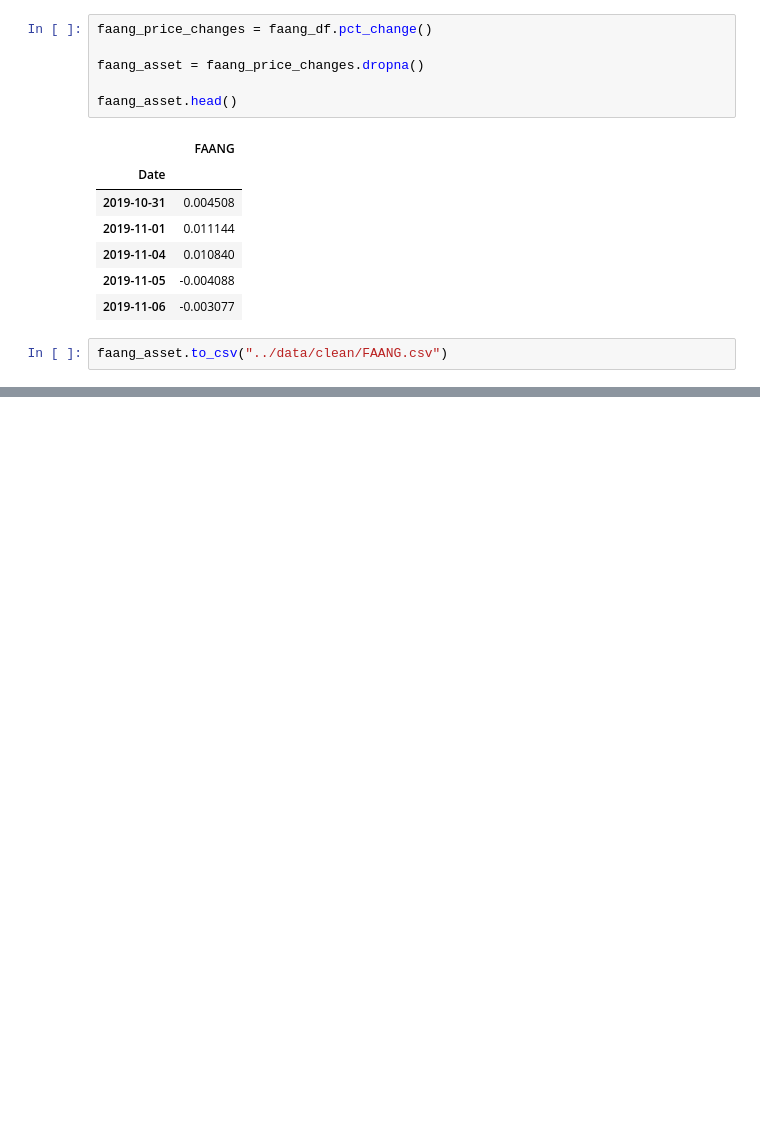
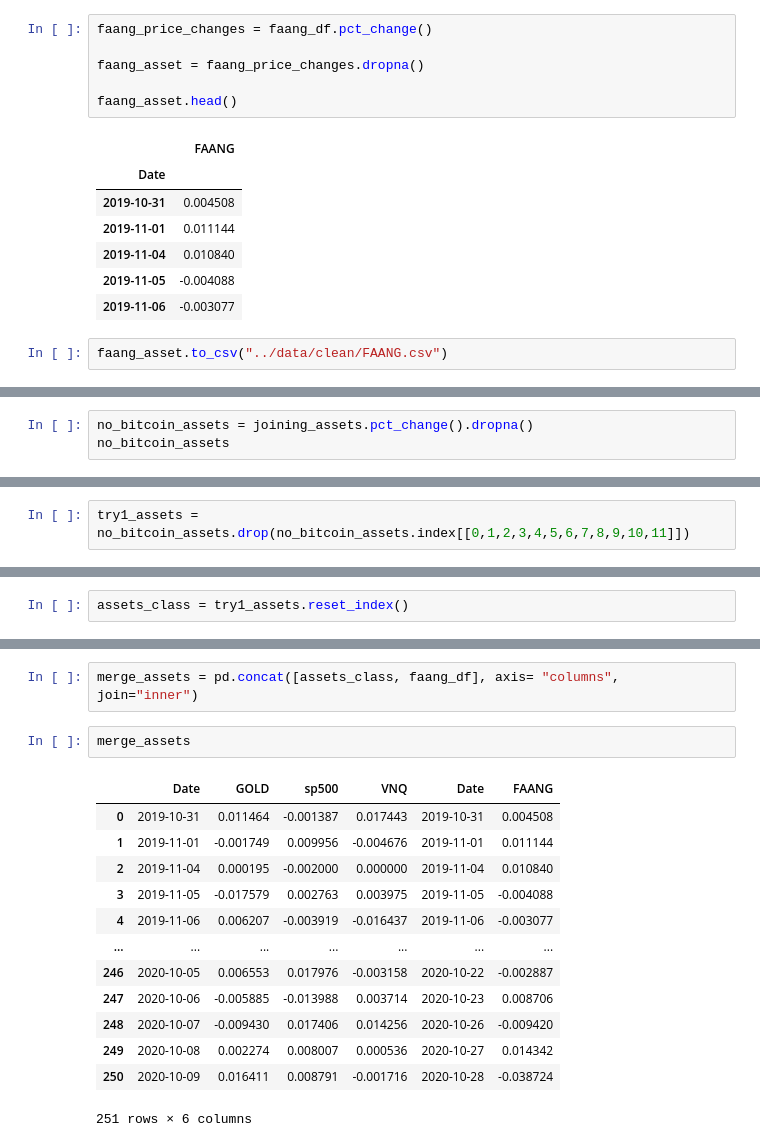
Before and after one commit to Milticket414/Dream-Team, a Jupyter notebook: notebooks/jorge.ipynb, the cells around one changed output, grey strips where cells are left out. Drawn from its saved outputs; the diff is of its cells as text; blank space fills up the shorter version.

Commit message:
Joined all 5 assets

```diff
--- a/notebooks/jorge.ipynb
+++ b/notebooks/jorge.ipynb
@@ -143,0 +206,3 @@ faang_asset.to_csv("../data/clean/FAANG.csv")
+# %%
+no_bitcoin_assets = joining_assets.pct_change().dropna()
+no_bitcoin_assets
@@ -143,0 +260,2 @@ faang_asset.to_csv("../data/clean/FAANG.csv")
+# %%
+try1_assets = no_bitcoin_assets.drop(no_bitcoin_assets.index[[0,1,2,3,4,5,6,7,8,9,10,11]])
@@ -143,0 +279,2 @@ faang_asset.to_csv("../data/clean/FAANG.csv")
+# %%
+assets_class = try1_assets.reset_index()
@@ -143,0 +297,18 @@ faang_asset.to_csv("../data/clean/FAANG.csv")
+# %%
+merge_assets = pd.concat([assets_class, faang_df], axis= "columns", join="inner")
+# %%
+merge_assets
+# %% [output]
+|  | Date | GOLD | sp500 | VNQ | Date | FAANG |
+| 0 | 2019-10-31 | 0.011464 | -0.001387 | 0.017443 | 2019-10-31 | 0.004508 |
+| 1 | 2019-11-01 | -0.001749 | 0.009956 | -0.004676 | 2019-11-01 | 0.011144 |
+| 2 | 2019-11-04 | 0.000195 | -0.002000 | 0.000000 | 2019-11-04 | 0.010840 |
+| 3 | 2019-11-05 | -0.017579 | 0.002763 | 0.003975 | 2019-11-05 | -0.004088 |
+| 4 | 2019-11-06 | 0.006207 | -0.003919 | -0.016437 | 2019-11-06 | -0.003077 |
+| ... | ... | ... | ... | ... | ... | ... |
+| 246 | 2020-10-05 | 0.006553 | 0.017976 | -0.003158 | 2020-10-22 | -0.002887 |
+| 247 | 2020-10-06 | -0.005885 | -0.013988 | 0.003714 | 2020-10-23 | 0.008706 |
+| 248 | 2020-10-07 | -0.009430 | 0.017406 | 0.014256 | 2020-10-26 | -0.009420 |
+| 249 | 2020-10-08 | 0.002274 | 0.008007 | 0.000536 | 2020-10-27 | 0.014342 |
+| 250 | 2020-10-09 | 0.016411 | 0.008791 | -0.001716 | 2020-10-28 | -0.038724 |
+251 rows × 6 columns
```
Also changed, not shown: parts of 14 cells of this notebook, 2 other files.
